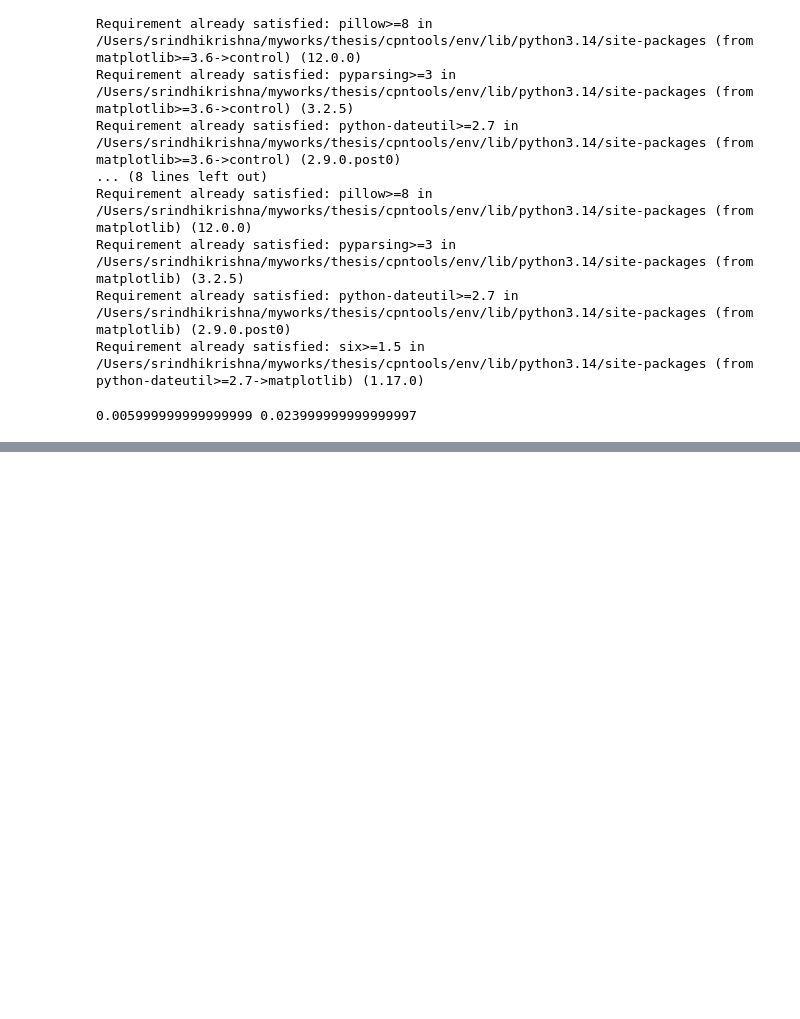
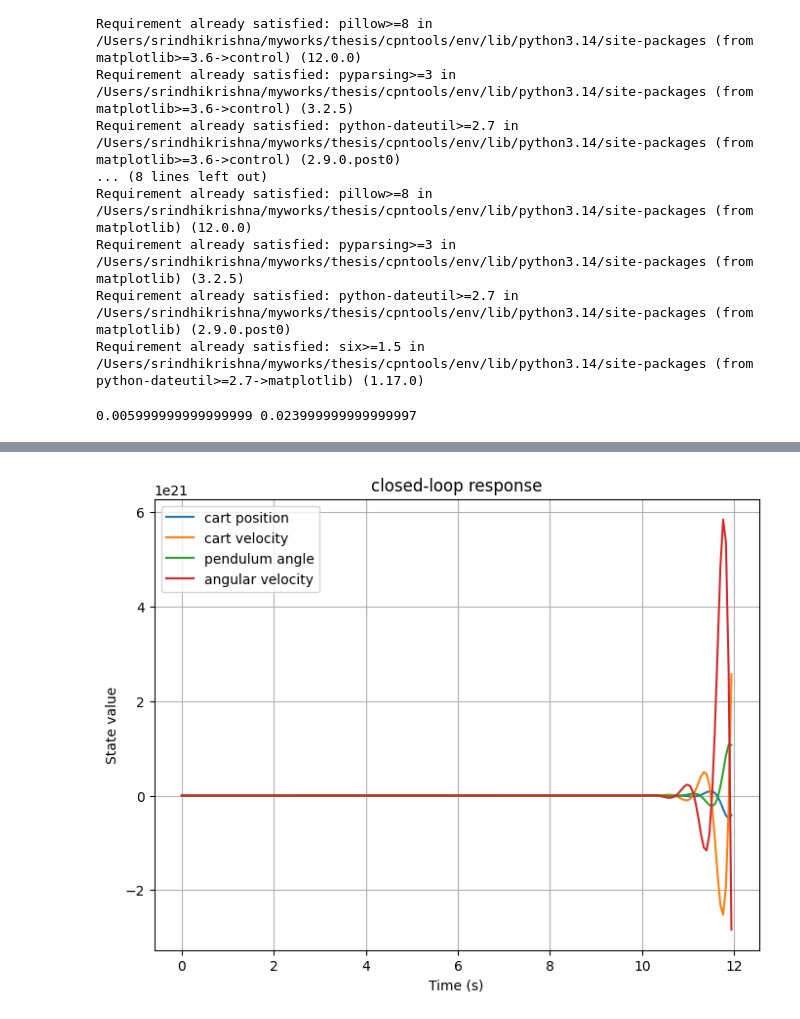
Before and after one commit to kss682/co-design-framework, a Jupyter notebook: lqr.ipynb, the cells around one changed output, grey strips where cells are left out. Cells and saved outputs as stored; diff of their text form; code cells hidden in the pictures; blank space fills up the shorter version.

```diff
--- a/lqr.ipynb
+++ b/lqr.ipynb
@@ -161,0 +180,79 @@ plt.show()
+# %%
+Q = np.diag([100, 10, 1, 1])
+R = np.array([[2]])
+Ts = 0.06
+
+# Continuous system
+sys_c = clt.ss(
+    A, B, C, D,
+    states=['x','v','theta','omega'],
+    inputs=['u'],
+    outputs=['x','v','theta','omega']
+)
+
+# Discretize
+sys_d = clt.c2d(sys_c, Ts)
+
+A_d = sys_d.A
+B_d = sys_d.B
+
+# LQR controller
+K, S, E = clt.dlqr(A_d, B_d, Q, R)
+
+print("K =", K)
+
+# Simulation settings
+steps = 200
+t = np.arange(steps) * Ts
+
+# State storage
+x = np.zeros((4, steps))
+u = np.zeros(steps)
+
+# Initial state
+x[:,0] = [5,0,0,0]
+
+u[0] = 0
+u[1] = 0
+# Closed loop simulation
+for k in range(steps-1):
+
+    if k > 1:
+        # control input
+        u[k] = -K @ x[:,k-2]
+
+    # next state
+    x[:,k+1] = A_d @ x[:,k] + B_d.flatten() * u[k]
+    # print(x[:, k+1])
+    print("Force", u[k])
+
+print(u[:20])
+# Plot states
+plt.figure(figsize=(8,6))
+
+plt.plot(t, x[0], label="cart position")
+plt.plot(t, x[1], label="cart velocity")
+plt.plot(t, x[2], label="pendulum angle")
+plt.plot(t, x[3], label="angular velocity")
+
+plt.xlabel("Time (s)")
+plt.ylabel("State value")
+plt.title("closed-loop response")
+
+plt.legend()
+plt.grid(True)
+
+plt.show()
+
+# Plot control force
+plt.figure()
+
+plt.plot(t, u)
+plt.xlabel("Time (ms)")
+plt.ylabel("Control force")
+plt.title("Control input u[k]")
+
+plt.grid(True)
+
+plt.show()
+# %% [output]
@@ -161,0 +276 @@ plt.show()
+[figure, added]
```
Also changed, not shown: parts of 6 cells of this notebook.
